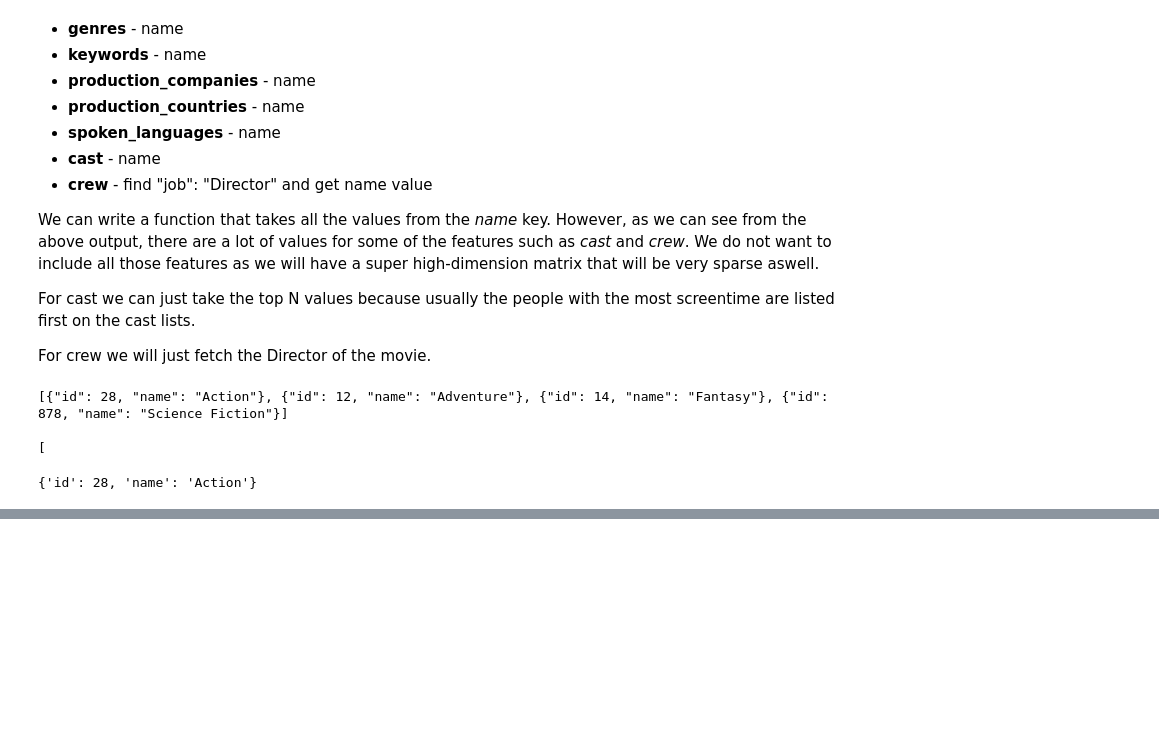
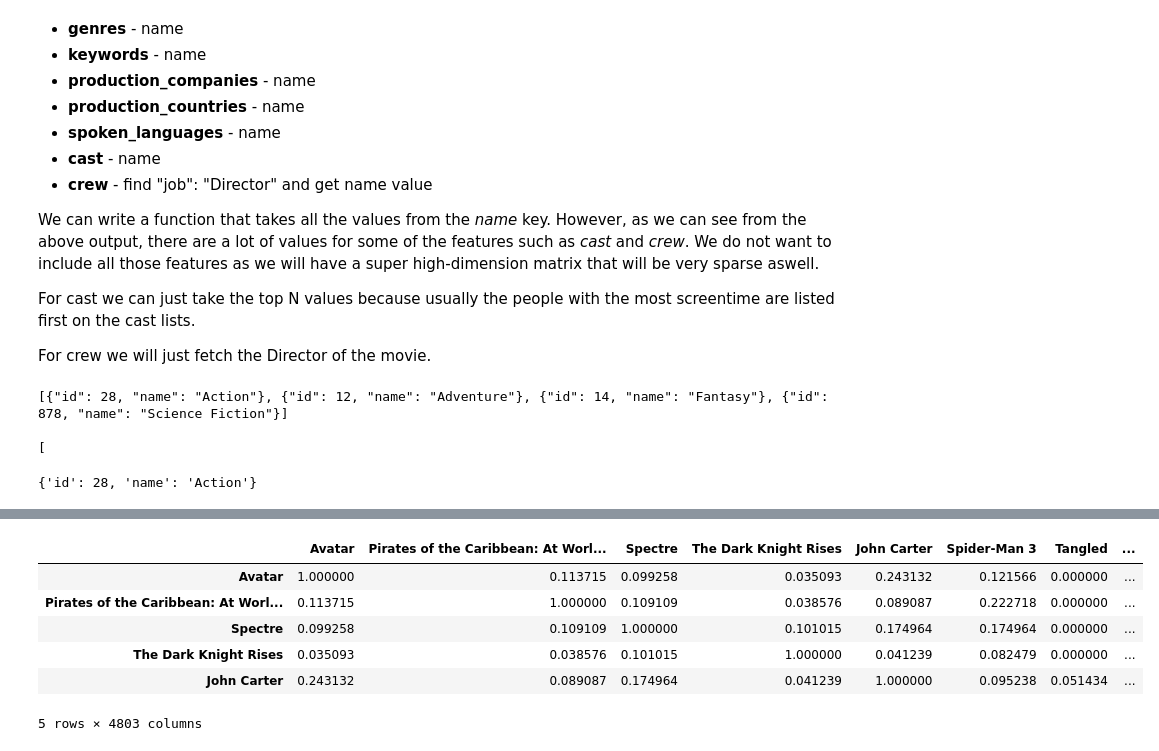
Before and after one commit to zhikaichen99/RecommenderSystems, a Jupyter notebook: Content-Based-Filtering.ipynb, the cells around one changed output, grey strips where cells are left out. Saved outputs shown, nothing was run; the diff lists cells and outputs as text; code cells hidden in the pictures; blank space fills up the shorter version.

```diff
--- a/Content-Based-Filtering.ipynb
+++ b/Content-Based-Filtering.ipynb
@@ -485,0 +565,3 @@ df[dict_features].head()
+# %%
+df_meta_data['combine'] = df_meta_data['combine'].apply(lambda x: ' '.join(x))
+df_meta_data['combine']
@@ -485,0 +581,3 @@ df[dict_features].head()
+# %%
+count_vect = CountVectorizer(analyzer = 'word', stop_words = 'english')
+count_matrx = count_vect.fit_transform(df_meta_data['combine'])
@@ -485,0 +601,2 @@ df[dict_features].head()
+# %%
+cosine_score = cosine_similarity(count_matrx, count_matrx)
@@ -485,0 +619,13 @@ df[dict_features].head()
+# %%
+cosine_df = pd.DataFrame(cosine_score, columns = df.original_title.values.tolist())
+cosine_df.index = df.original_title.values.tolist()
+# %%
+cosine_df.head()
+# %% [output]
+|  | Avatar | Pirates of the Caribbean: At Worl... | Spectre | The Dark Knight Rises | John Carter | Spider-Man 3 | Tangled | ... |
+| Avatar | 1.000000 | 0.113715 | 0.099258 | 0.035093 | 0.243132 | 0.121566 | 0.000000 | ... |
+| Pirates of the Caribbean: At Worl... | 0.113715 | 1.000000 | 0.109109 | 0.038576 | 0.089087 | 0.222718 | 0.000000 | ... |
+| Spectre | 0.099258 | 0.109109 | 1.000000 | 0.101015 | 0.174964 | 0.174964 | 0.000000 | ... |
+| The Dark Knight Rises | 0.035093 | 0.038576 | 0.101015 | 1.000000 | 0.041239 | 0.082479 | 0.000000 | ... |
+| John Carter | 0.243132 | 0.089087 | 0.174964 | 0.041239 | 1.000000 | 0.095238 | 0.051434 | ... |
+5 rows × 4803 columns
```
Also changed, not shown: parts of 38 cells of this notebook.
